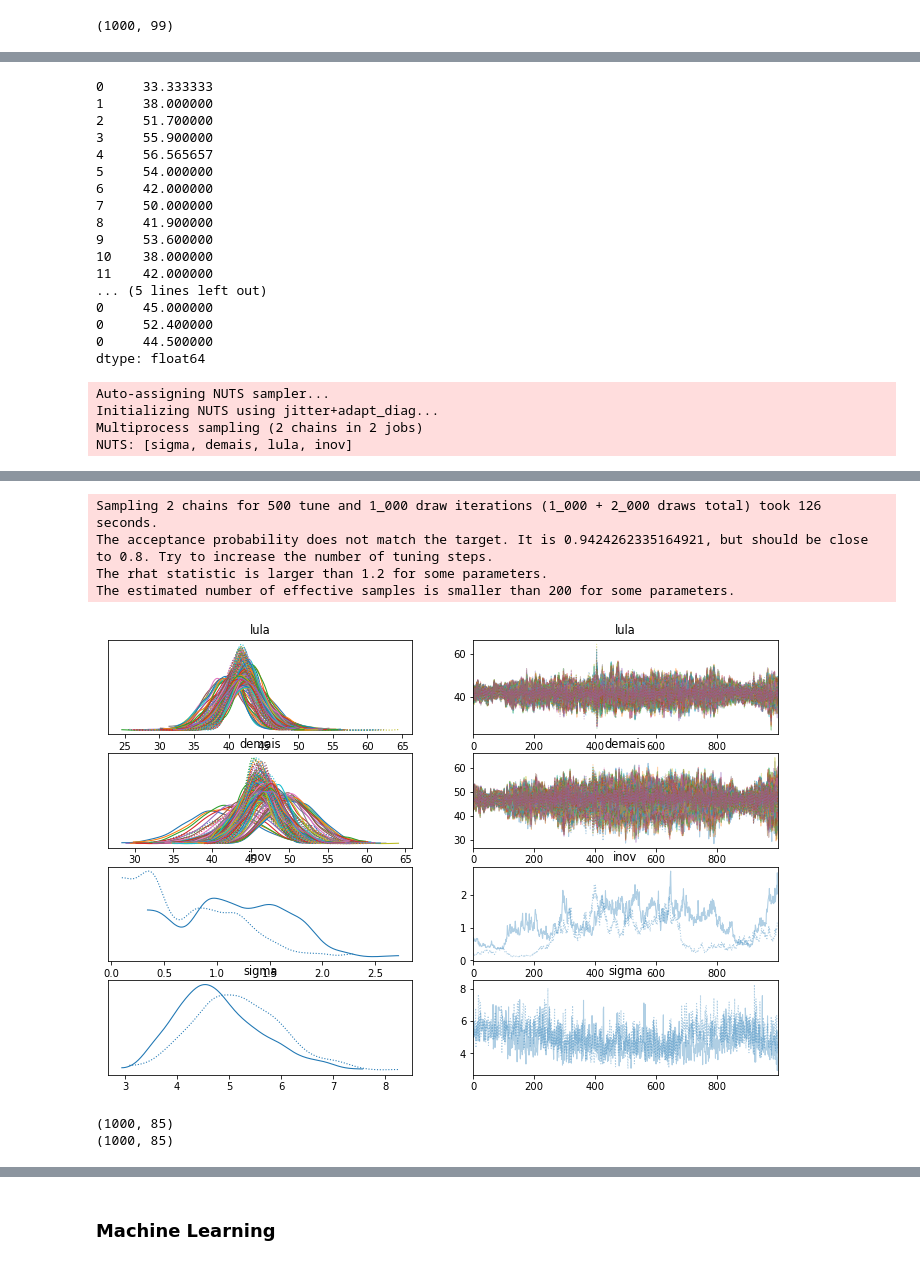
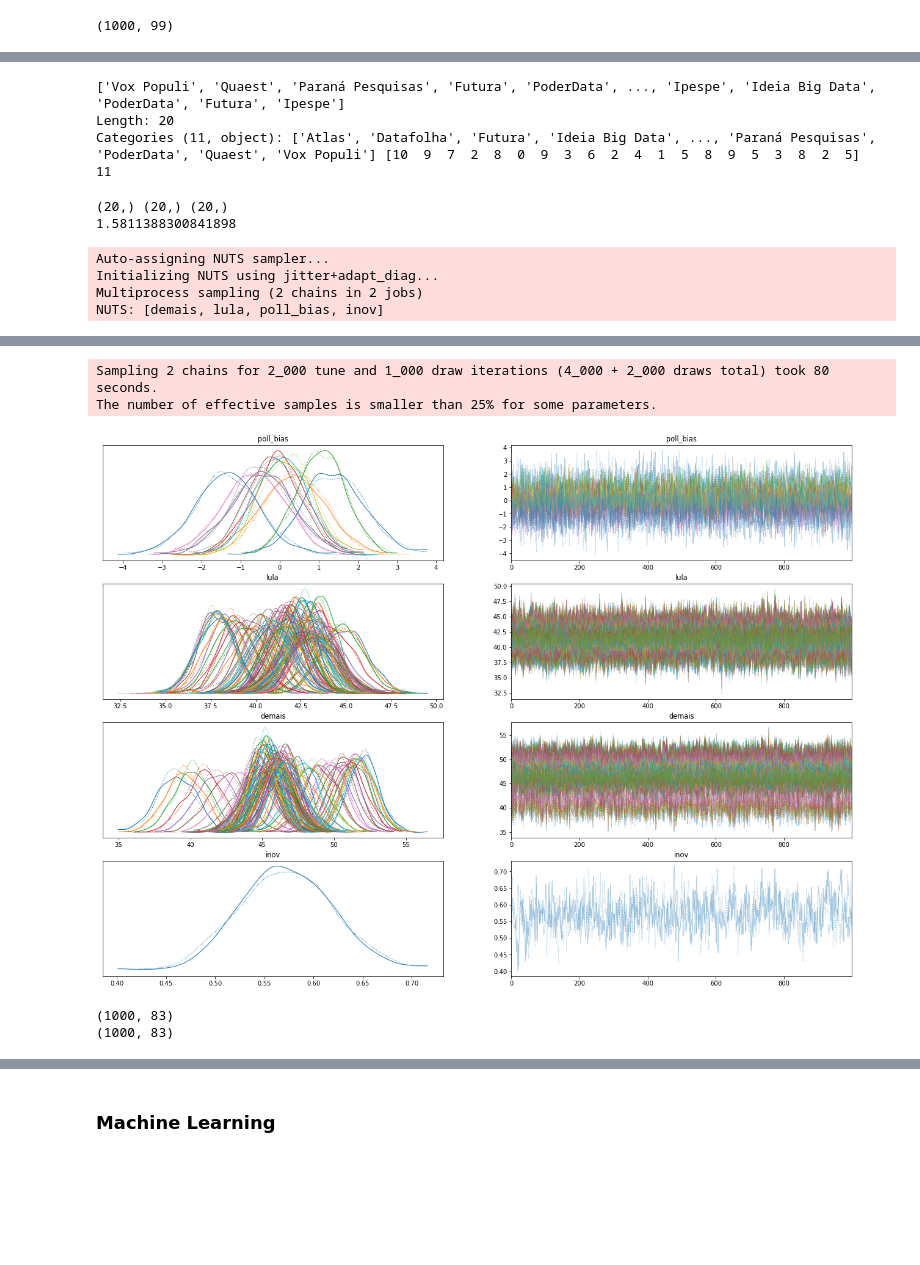
Before and after one commit to xboard/fastpages-blog, a Jupyter notebook: _notebooks/2022-01-07-brazils-2022-presidential-elections-polls-analysis-part1.ipynb, the cells around one changed output, grey strips where cells are left out. Drawn from its saved outputs; the diff is of its cells as text; code cells hidden in the pictures; blank space fills up the shorter version.

Commit message:
GRW with poll biases and two series

```diff
--- a/_notebooks/2022-01-07-brazils-2022-presidential-elections-polls-analysis-part1.ipynb
+++ b/_notebooks/2022-01-07-brazils-2022-presidential-elections-polls-analysis-part1.ipynb
@@ -879,8 +1019,13 @@ df.shape
 # %%
-YL = raw_df.query("partido == 'PT' ")["percentual"]
+#YL = raw_df.query("partido == 'PT' ")["percentual"]
+YL = 100.00 * df.LULA/df.TOTAL
 OL = 100.00 * df.OUTROS/df.TOTAL
-print(OL)
-YL = YL.append(to_append=pd.Series([42, 36.9, 44]))
+POLLSTERS = pd.Categorical(df.instituto)
+print(POLLSTERS, POLLSTERS.codes)
+P = len(POLLSTERS.unique())
+print(P)
+#print(OL)
+#YL = YL.append(to_append=pd.Series([42, 36.9, 44]))
 #OL = OL.append(to_append=pd.Series([45, 45, 48, 44,45, 44]))
 #YL = YL.append(to_append=pd.Series([np.nan]*10))
 
@@ -889,20 +1034,7 @@ XL = np.arange(YL.size)
 # YL = YL.append(to_append=pd.Series([42]))
 # YL[10:13]=np.nan
 # %% [output]
-0     33.333333
-1     38.000000
-2     51.700000
-3     55.900000
-4     56.565657
-5     54.000000
-6     42.000000
-7     50.000000
-8     41.900000
-9     53.600000
-10    38.000000
-11    42.000000
-... (5 lines left out)
-0     45.000000
-0     52.400000
-0     44.500000
-dtype: float64
+['Vox Populi', 'Quaest', 'Paraná Pesquisas', 'Futura', 'PoderData', ..., 'Ipespe', 'Ideia Big Data', 'PoderData', 'Futura', 'Ipespe']
+Length: 20
+Categories (11, object): ['Atlas', 'Datafolha', 'Futura', 'Ideia Big Data', ..., 'Paraná Pesquisas', 'PoderData', 'Quaest', 'Vox Populi'] [10  9  7  2  8  0  9  3  6  2  4  1  5  8  9  5  3  8  2  5]
+11
@@ -911,38 +1041,48 @@ measurement_error = np.sqrt((50*50)/1000)
+# %%
+print(POLLSTERS.shape, YL.shape, OL.shape)
+print(np.sqrt((50**2)/1000))
+# %% [output]
+(20,) (20,) (20,)
+1.5811388300841898
 # %%
 with pm.Model() as grw:
 
-    inov = pm.HalfNormal('inov', sigma=1)
+    inov = pm.HalfNormal('inov', sigma=0.075)
+
+    #poll_bias = pm.Cauchy("poll_bias", alpha=0, beta=10, shape=P)
+
+    #zero_sum_house_bias = pm.Deterministic('zero_sum_poll_bias', var=(poll_bias - poll_bias.mean()))
+    poll_bias = pm.Normal("poll_bias", 0, 1.00, shape=P)
 
     grw_lula = pm.GaussianRandomWalk('lula', mu=0, sd=inov, shape=n_days)
 
     grw_demais = pm.GaussianRandomWalk('demais', mu=0, sd=inov, shape=n_days)
 
-    sigma = pm.HalfCauchy("sigma", beta=10)
+    #sigma = pm.HalfCauchy("sigma", beta=10)
 
-    pm.Normal('observedL', mu=grw_lula[poll_day], sigma=sigma, observed=YL)
-    pm.Normal('observedD', mu=grw_demais[poll_day], sigma=sigma, observed=OL)
 
-    trace = pm.sample(1000, tune=500, progressbar=True,
-                          return_inferencedata=True)
+    pm.Normal('observedL', mu=grw_lula[poll_day] + poll_bias[POLLSTERS.codes], sigma=1.6, observed=YL)
+    pm.Normal('observedD', mu=grw_demais[poll_day] + poll_bias[POLLSTERS.codes], sigma=1.6, observed=OL)
+
+    trace = pm.sample(1000, tune=2000, progressbar=True, return_inferencedata=True)
+
     summary = az.summary(trace) # used below
-    az.plot_trace(trace)
+    az.plot_trace(trace, figsize=(22,16))
 # %% [output]
 Auto-assigning NUTS sampler...
 Initializing NUTS using jitter+adapt_diag...
 Multiprocess sampling (2 chains in 2 jobs)
-NUTS: [sigma, demais, lula, inov]
+NUTS: [demais, lula, poll_bias, inov]
 [interactive output not drawn]
-Sampling 2 chains for 500 tune and 1_000 draw iterations (1_000 + 2_000 draws total) took 126 seconds.
-The acceptance probability does not match the target. It is 0.9424262335164921, but should be close to 0.8. Try to increase the number of tuning steps.
-The rhat statistic is larger than 1.2 for some parameters.
-The estimated number of effective samples is smaller than 200 for some parameters.
+Sampling 2 chains for 2_000 tune and 1_000 draw iterations (4_000 + 2_000 draws total) took 80 seconds.
+The number of effective samples is smaller than 25% for some parameters.
-[figure, old version]
+[figure, new version]
 # %%
 print(trace.posterior.lula.mean(axis=0).shape)
 print(trace.posterior.demais.mean(axis=0).shape)
 # %% [output]
-(1000, 85)
-(1000, 85)
+(1000, 83)
+(1000, 83)
 # %%
 poll_day.values
 # %% [output]
```
Also changed, not shown: parts of 61 cells of this notebook.
